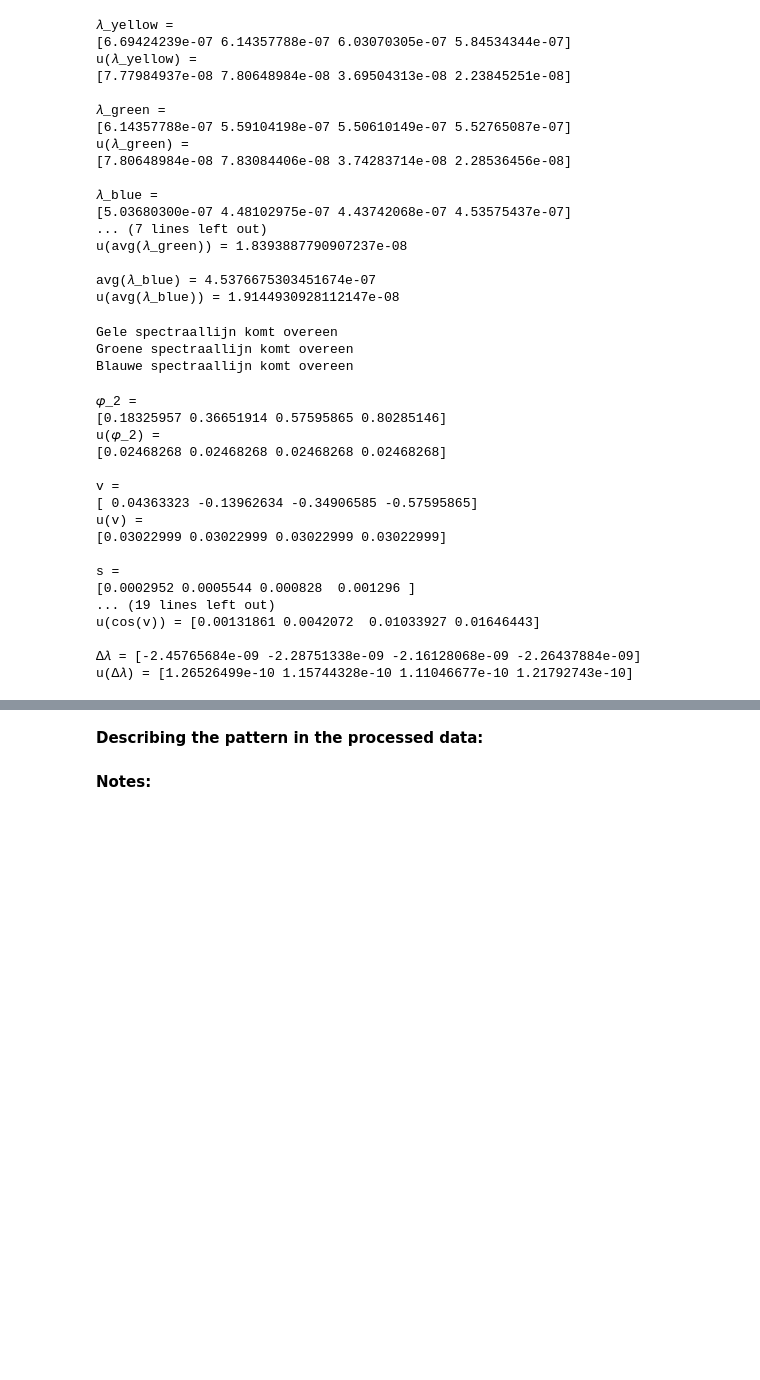
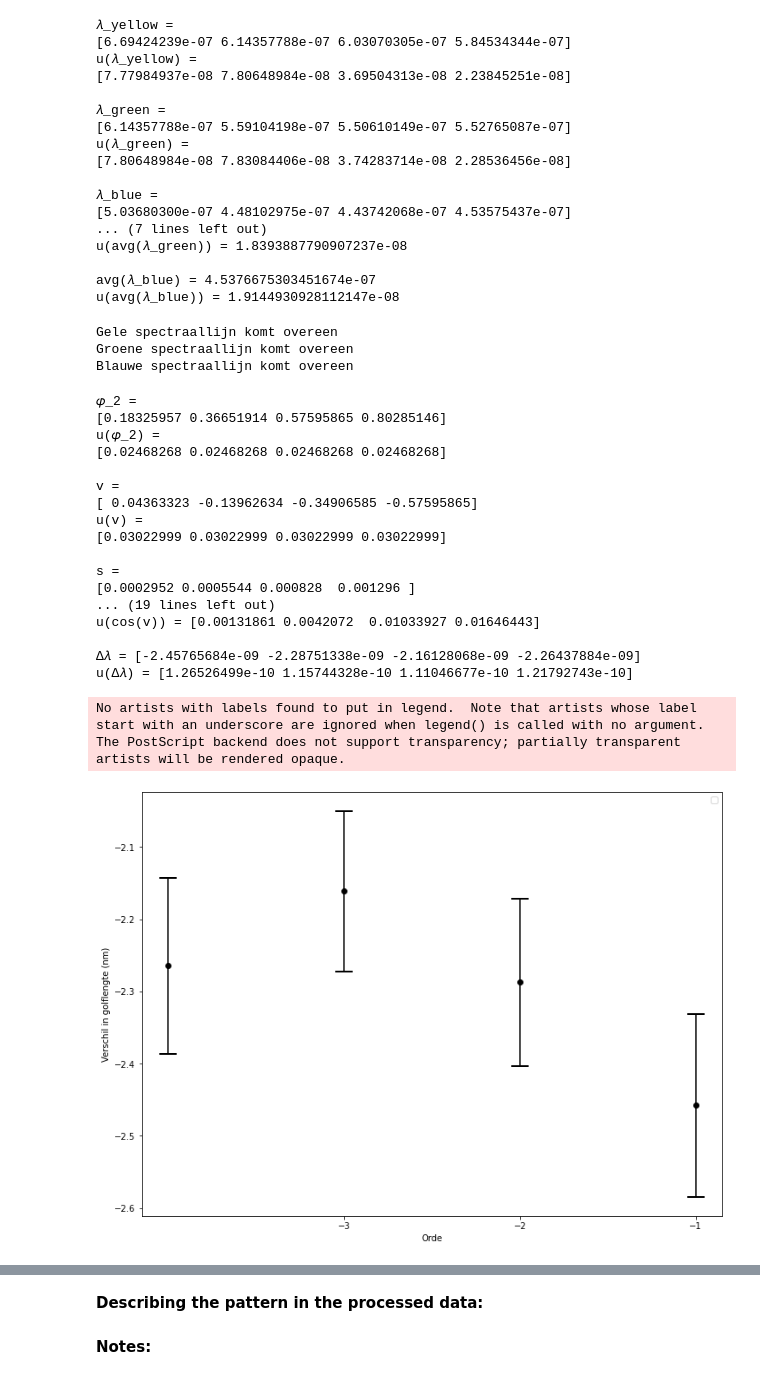
Before and after one commit to warnio/IPSpectraallijn, a Jupyter notebook: Template_Labjournal.ipynb, the cells around one changed output, grey strips where cells are left out. Drawn from its saved outputs; the diff is of its cells as text; code cells hidden in the pictures; blank space fills up the shorter version.

Commit message:
Save and create new plots

```diff
--- a/Template_Labjournal.ipynb
+++ b/Template_Labjournal.ipynb
@@ -20,9 +20,12 @@ from scipy.optimize import curve_fit
 # %% [markdown]
 **Configuration**
 # %%
-# Plotgrootte
+# Plotgerelateerde code
 
 DEFAULT_FIGSIZE = (12, 9)
+
+def save_fig(name):
+    plt.savefig(f'image/{name}.eps')
 
 # Enum voor verschillende kleuren licht
 
@@ -555,14 +570,14 @@ print(f'cos(v) = {cos_v}')
 print(f'u(cos(v)) = {u_cos_v}')
 print()
 
-delta_wavelength = cos_v * N_inv * dv / m2
-u_delta_wavelength = np.sqrt(
+delta_wavelength2 = cos_v * N_inv * dv / m2
+u_delta_wavelength2 = np.sqrt(
     (u_cos_v * N_inv * dv / m2)**2 +
     (cos_v * u_N_inv * dv / m2)**2 +
     (cos_v * N_inv * u_dv / m2)**2
 )
-print(f'∆𝜆 = {delta_wavelength}')
-print(f'u(∆𝜆) = {u_delta_wavelength}')
+print(f'∆𝜆 = {delta_wavelength2}')
+print(f'u(∆𝜆) = {u_delta_wavelength2}')
 # %% [output]
 𝜑_2 =
 [0.18325957 0.36651914 0.57595865 0.80285146]
@@ -581,3 +596,36 @@ u(cos(v)) = [0.00131861 0.0042072  0.01033927 0.01646443]
 
 ∆𝜆 = [-2.45765684e-09 -2.28751338e-09 -2.16128068e-09 -2.26437884e-09]
 u(∆𝜆) = [1.26526499e-10 1.15744328e-10 1.11046677e-10 1.21792743e-10]
+# %%
+delta_wavelength2_in_nm = delta_wavelength2 * 1e9
+u_delta_wavelength2_in_nm = u_delta_wavelength2 * 1e9
+
+plt.figure(figsize=DEFAULT_FIGSIZE)
+
+plt.xticks(np.arange(m.min(), m.max() + 1))
+
+plt.xlabel('Orde')
+plt.ylabel('Verschil in golflengte (nm)')
+
+plt.errorbar(
+    m2,
+    delta_wavelength2_in_nm,
+    yerr=u_delta_wavelength2_in_nm,
+    # label="label",
+    color='k',
+    fmt='.',
+    markersize=12,
+    capsize=10,
+    capthick=2,
+    solid_capstyle='projecting',
+)
+
+plt.legend()
+
+save_fig("Plot wavelength difference")
+
+plt.show()
+# %% [output]
+No artists with labels found to put in legend.  Note that artists whose label start with an underscore are ignored when legend() is called with no argument.
+The PostScript backend does not support transparency; partially transparent artists will be rendered opaque.
+[figure, added]
```
Also changed, not shown: parts of 2 cells of this notebook.
